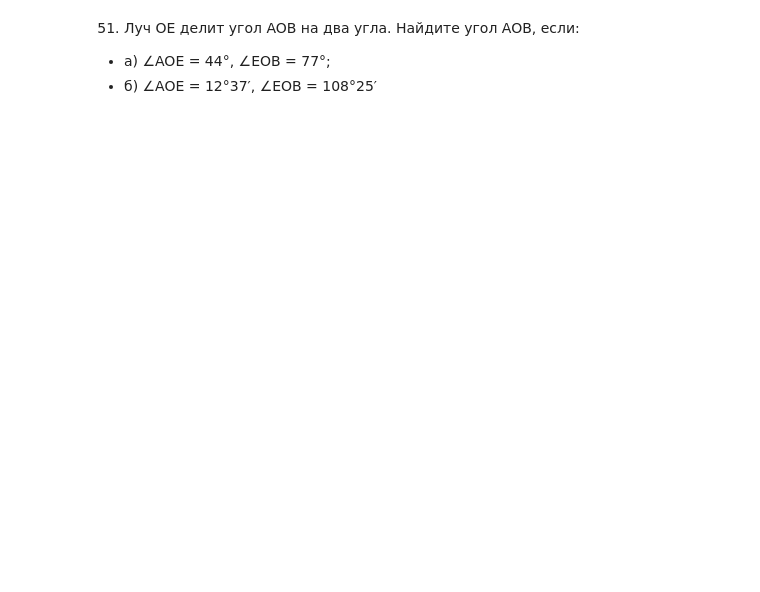
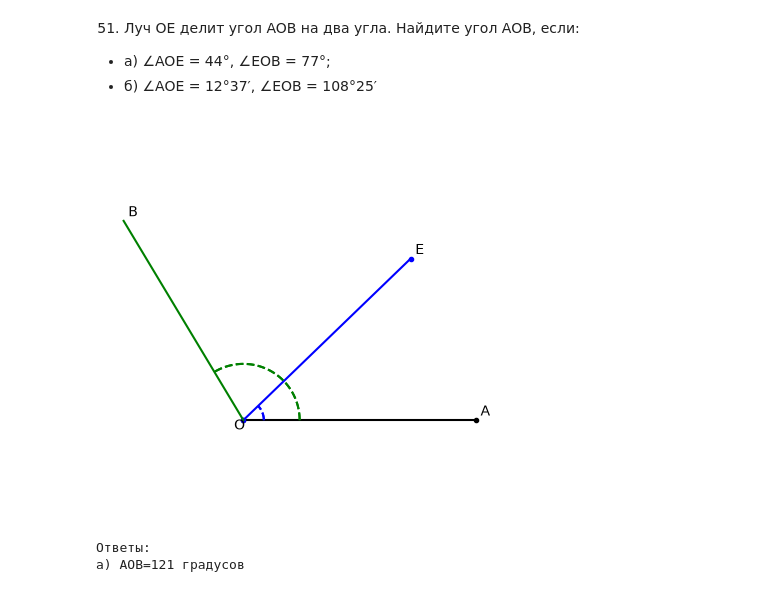
Before and after one commit to romashina/geometry, a Jupyter notebook: 07.01.ipynb, the cells around one changed output. Drawn from its saved outputs; the diff is of its cells as text; code cells hidden in the pictures; blank space fills up the shorter version.

```diff
--- a/07.01.ipynb
+++ b/07.01.ipynb
@@ -772,3 +802,26 @@ plt.show()
 
 - a) ∠AOE = 44°, ∠EOB = 77°;
 - б) ∠AOE = 12°37′, ∠EOB = 108°25′
+# %%
+AOE = 44
+EOB = 77
+AOB = AOE+EOB
+plt.figure(figsize=(5, 5))
+plt.axis('equal')
+plt.axis('off')
+O = np.array([0, 0])
+plt.text(*O-.2, 'O')
+A = draw_line(O, 5, 0, 'k.-')
+plt.text(*A+.1, 'A')
+E = draw_line(O, 5, AOE, 'b.-')
+plt.text(*E+.1, 'E')
+B = draw_line(O, 5, AOB, 'g-')
+plt.text(*B+0.1, 'B')
+plt.show()
+
+print("Ответы:")
+print(f"а) {AOB=} градусов")
+# %% [output]
+[figure, added]
+Ответы:
+а) AOB=121 градусов
```
Also changed, not shown: parts of 15 cells of this notebook, 2 other files.
